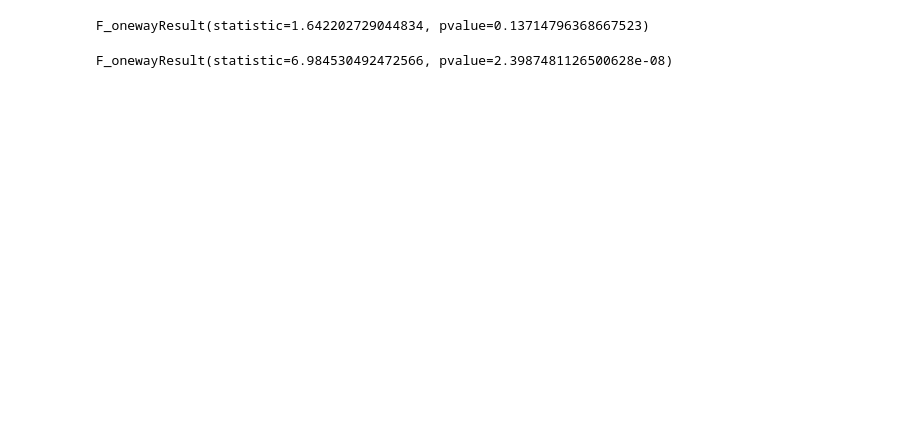
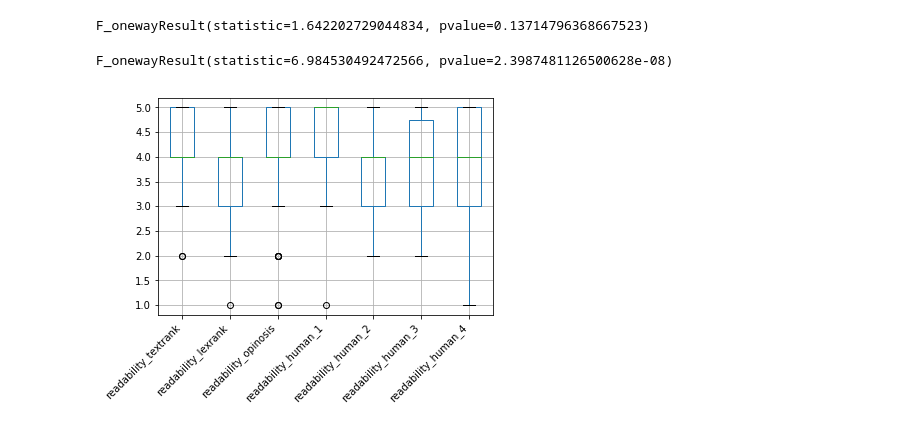
Before and after one commit to Mario-Kart-Felix/msc_project, a Jupyter notebook: notebooks/responses.ipynb, the cells around one changed output. Saved outputs shown, nothing was run; the diff lists cells and outputs as text; code cells hidden in the pictures; blank space fills up the shorter version.

Commit message:
readability

```diff
--- a/notebooks/responses.ipynb
+++ b/notebooks/responses.ipynb
@@ -45,11 +46,15 @@ f_oneway(survey.utility_textrank,
 # %% [output]
 F_onewayResult(statistic=6.984530492472566, pvalue=2.3987481126500628e-08)
 # %%
-survey[['readability_textrank',
+survey.boxplot(column = ['readability_textrank',
      'readability_lexrank',
        'readability_opinosis',
         'readability_human_1',
         'readability_human_2',
         'readability_human_3',
-       'readability_human_4']].describe().T.to_csv('readability.csv')
+       'readability_human_4'], rot='45')
+plt.xticks(ha='right')
+plt.savefig('readability.png')
+# %% [output]
+[figure, added]
 # %%
```
Also changed, not shown: parts of 20 cells of this notebook, 9 other files.
